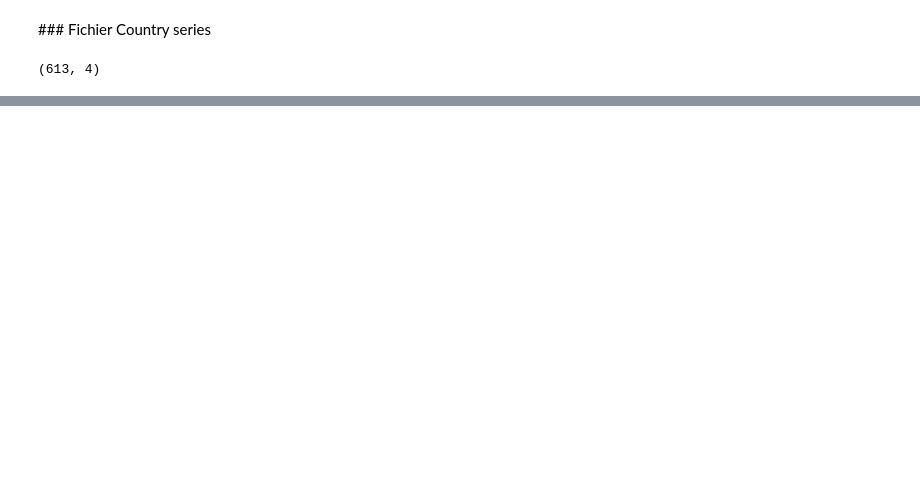
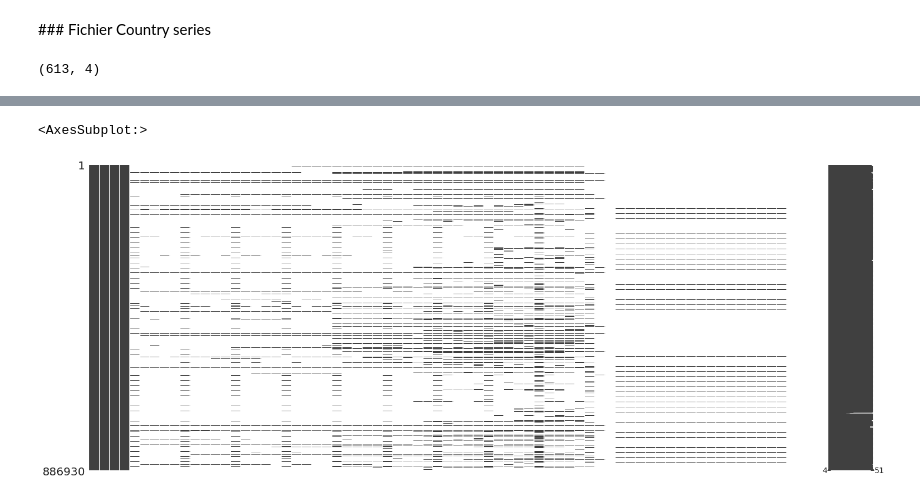
Before and after one commit to gwils28/Keep_Learning, a Jupyter notebook: System educ.ipynb, the cells around one changed output, grey strips where cells are left out. Cells and saved outputs as stored; diff of their text form; code cells hidden in the pictures; blank space fills up the shorter version.

```diff
--- a/System educ.ipynb
+++ b/System educ.ipynb
@@ -101,0 +106,2 @@ IPython version: 7.20.0
+# %%
+raw_stats = pd.read_csv(path +"/EdStatsData.csv")
@@ -175,0 +274,5 @@ memory usage: 14.5+ KB
+# %%
+msno.matrix(raw_stats)
+# %% [output]
+<AxesSubplot:>
+[figure, added]
```
Also changed, not shown: parts of 31 cells of this notebook, 1 other file.
